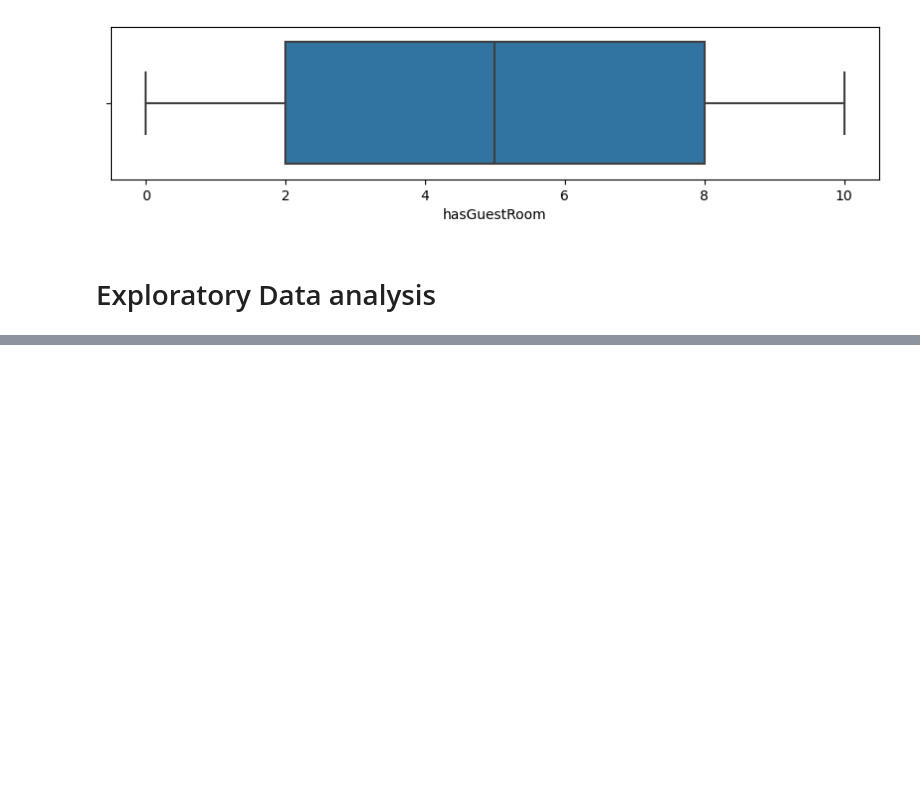
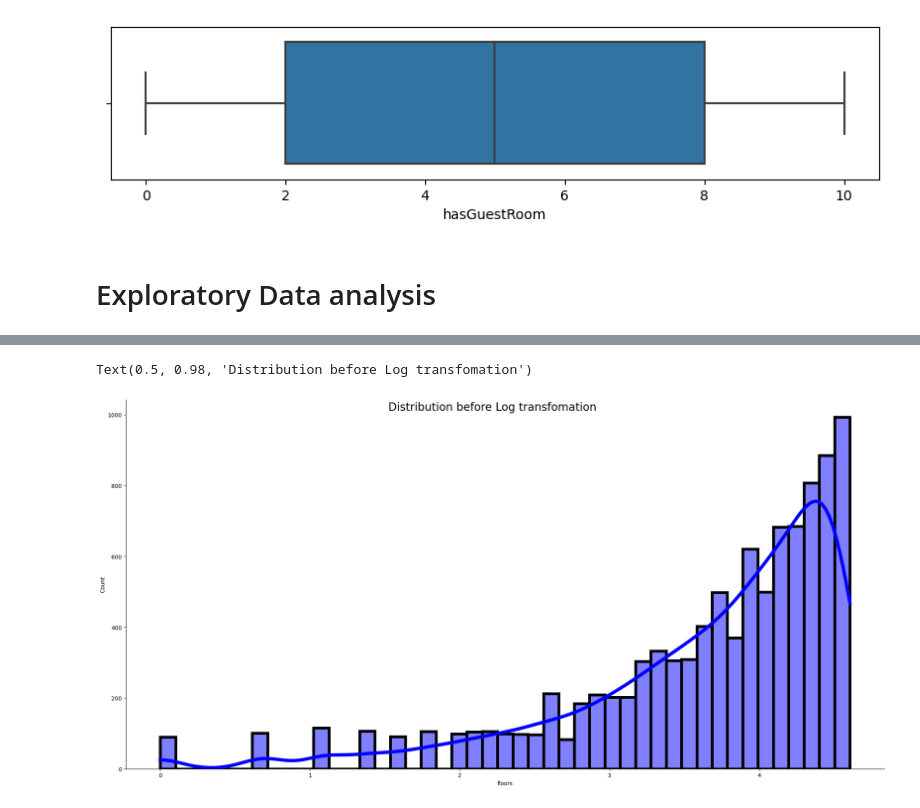
Before and after one commit to Tile28/Phase-2-Group-Project, a Jupyter notebook: Paris housing prediction model.ipynb, the cells around one changed output, grey strips where cells are left out. Drawn from its saved outputs; the diff is of its cells as text; code cells hidden in the pictures; blank space fills up the shorter version.

```diff
--- a/Paris housing prediction model.ipynb
+++ b/Paris housing prediction model.ipynb
@@ -335,0 +375,8 @@ Text(0.5, 0.98, 'Distribution after Log transfomation')
+# %%
+ax = sns.displot(df_transformed['floors'], kde = True, line_kws={'color': 'black', 'lw': 6} , color = "blue", height=10, aspect=2,
+            linewidth = 5 )
+
+ax.fig.suptitle('Distribution before Log transfomation', size = 20)
+# %% [output]
+Text(0.5, 0.98, 'Distribution before Log transfomation')
+[figure, new version]
```
Also changed, not shown: parts of 10 cells of this notebook.
